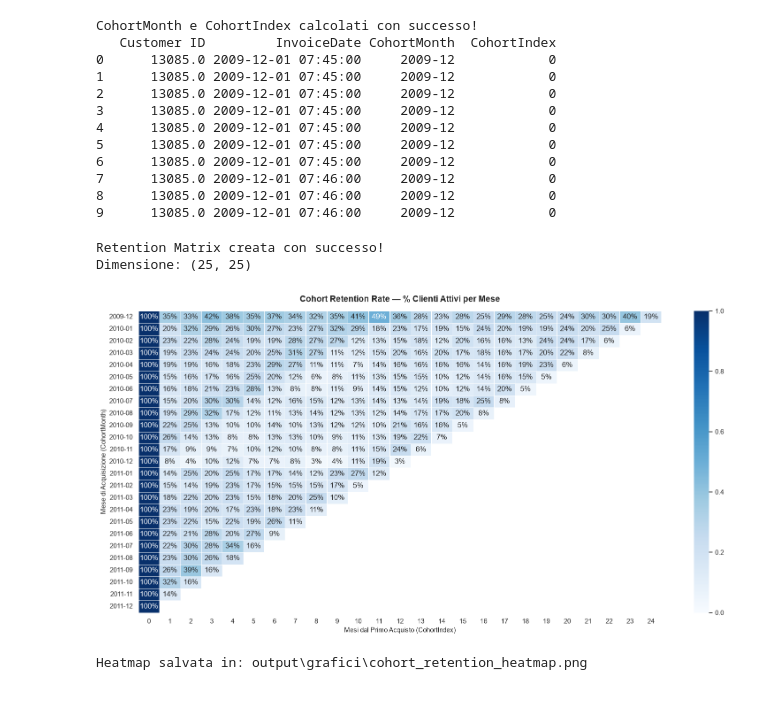
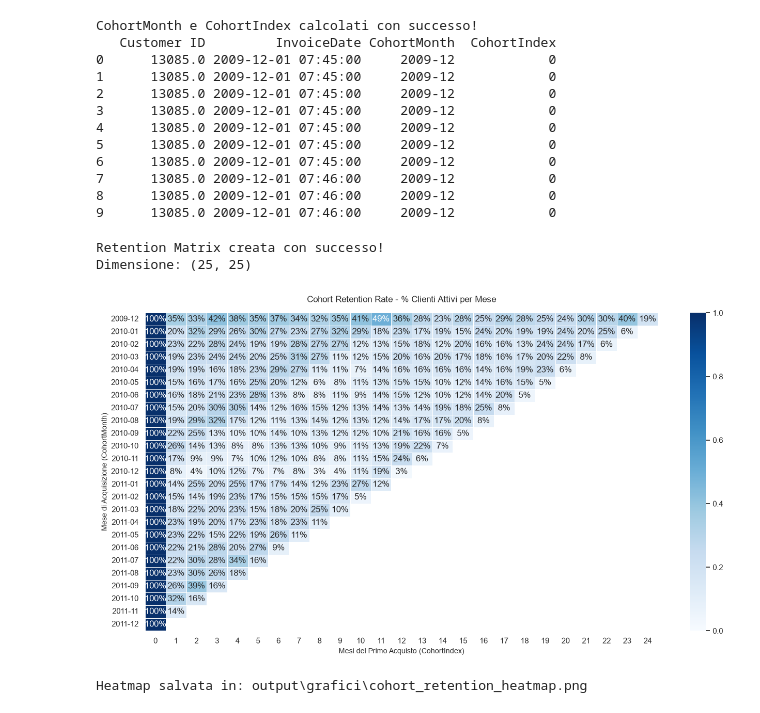
Before and after one commit to VladDyvo/retail_sales_analytics, a Jupyter notebook: 04_rfm_and_cohorts.ipynb, the cells around one changed output. Drawn from its saved outputs; the diff is of its cells as text; code cells hidden in the pictures.

```diff
--- a/04_rfm_and_cohorts.ipynb
+++ b/04_rfm_and_cohorts.ipynb
@@ -270,40 +270,39 @@ cohort_data = (
 cohort_pivot = cohort_data.pivot_table(
     index='CohortMonth',
     columns='CohortIndex',
     values='Customer ID'
 )
 
 # PUNTO 4: Conversione in percentuali (retention rate)
 cohort_size = cohort_pivot.iloc[:, 0]
 retention_matrix = cohort_pivot.divide(cohort_size, axis=0).round(3)
 
 print("Retention Matrix creata con successo!")
 print(f"Dimensione: {retention_matrix.shape}")
 
 # PUNTO 5: Heatmap con Seaborn
 plt.figure(figsize=(16, 8))
 
 sns.heatmap(
     retention_matrix,
     annot=True,
-    fmt='.0%',
-    cmap='Blues',
+    fmt='.0%',          # Torna alle percentuali intere senza decimali
+    cmap='Blues',       # Il caro e vecchio blu che non tradisce mai
     linewidths=0.5,
-    vmin=0, vmax=1
+    vmin=0,
+    vmax=1              # Scala corretta da 0% a 100%
 )
 
-plt.title('Cohort Retention Rate — % Clienti Attivi per Mese',
-          fontsize=14, fontweight='bold', pad=15)
-plt.xlabel('Mesi dal Primo Acquisto (CohortIndex)', fontsize=11)
-plt.ylabel('Mese di Acquisizione (CohortMonth)', fontsize=11)
-plt.tight_layout()
+plt.title('Cohort Retention Rate - % Clienti Attivi per Mese', fontsize=12, pad=15)
+plt.ylabel('Mese di Acquisizione (CohortMonth)', fontsize=10)
+plt.xlabel('Mesi del Primo Acquisto (CohortIndex)', fontsize=10)
 
 output_path = os.path.join('output', 'grafici', 'cohort_retention_heatmap.png')
 plt.savefig(output_path, dpi=300, bbox_inches='tight')
 plt.show()
 print(f"Heatmap salvata in: {output_path}")
 # %% [output]
 Retention Matrix creata con successo!
 Dimensione: (25, 25)
-[figure, old version]
+[figure, new version]
 Heatmap salvata in: output\grafici\cohort_retention_heatmap.png
```
Also changed, not shown: 2 other files.
